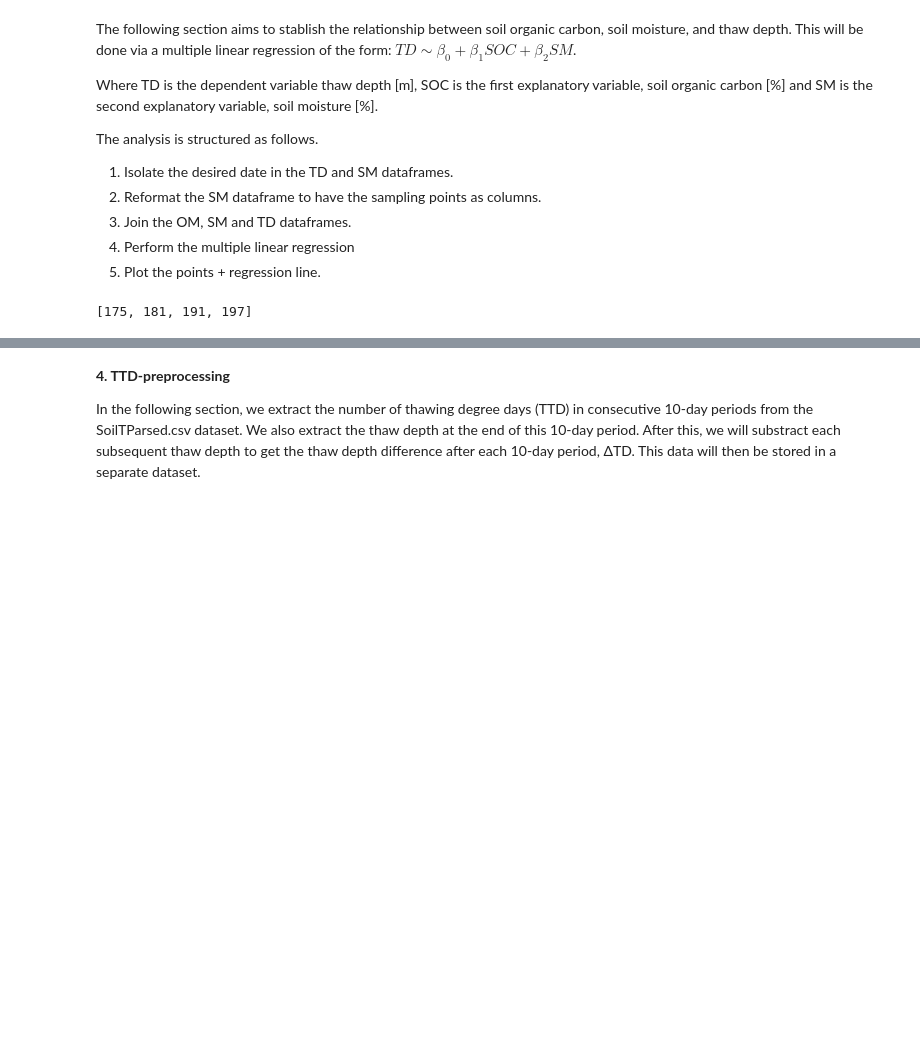
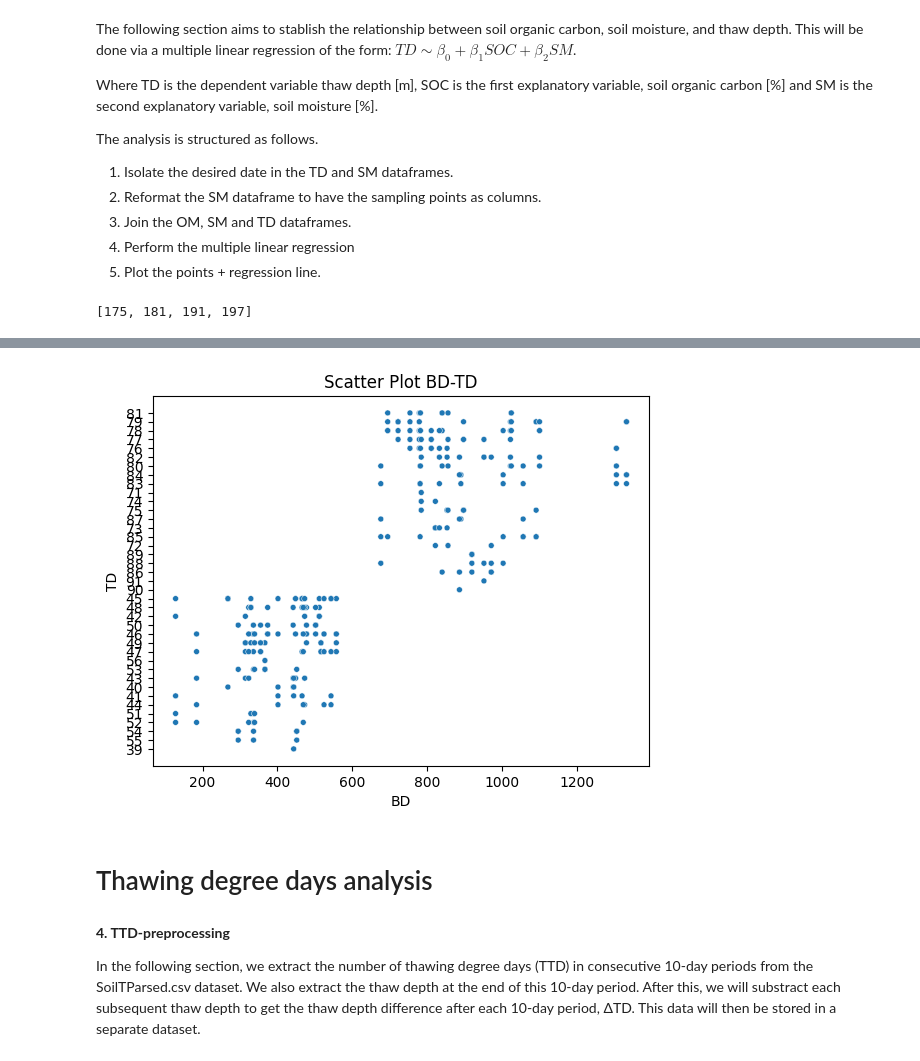
Before and after one commit to JorgeMoranBornemann/BScThesis, a Jupyter notebook: Notebook_BScThesis.ipynb, the cells around one changed output, grey strips where cells are left out. Drawn from its saved outputs; the diff is of its cells as text; code cells hidden in the pictures; blank space fills up the shorter version.

```diff
--- a/Notebook_BScThesis.ipynb
+++ b/Notebook_BScThesis.ipynb
@@ -733,3 +334,28 @@ print(df_sm)
+# %%
+# Create a scatter plot with color gradient by SM
+scatter_plot = sns.scatterplot(x='BD', y='TD', size = 40, data=df_TD_SM_OM)
+
+# Remove the default legend
+scatter_plot.get_legend().remove()
+
+# Add a Colorbar
+#cbar = plt.colorbar(scatter_plot.collections[0], ax=scatter_plot, orientation='vertical')
+#cbar.set_label('SM')
+
+# Increase the step between displayed numbers on the y-axis
+#plt.yticks(range(40, 81, 20))
+
+# Add labels and a title
+plt.xlabel('BD')
+plt.ylabel('TD')
+plt.title('Scatter Plot BD-TD')
+
+# Show the plot
+plt.show()
+# %% [output]
+[figure, added]
+# %% [markdown]
+# Thawing degree days analysis
 # %% [markdown]
 **4. TTD-preprocessing**
 
```
Also changed, not shown: parts of 37 cells of this notebook.
